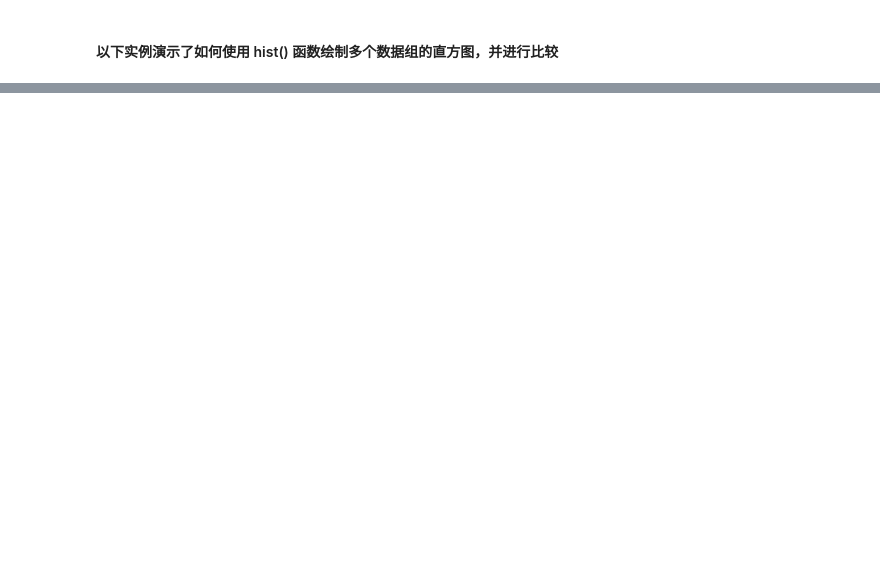
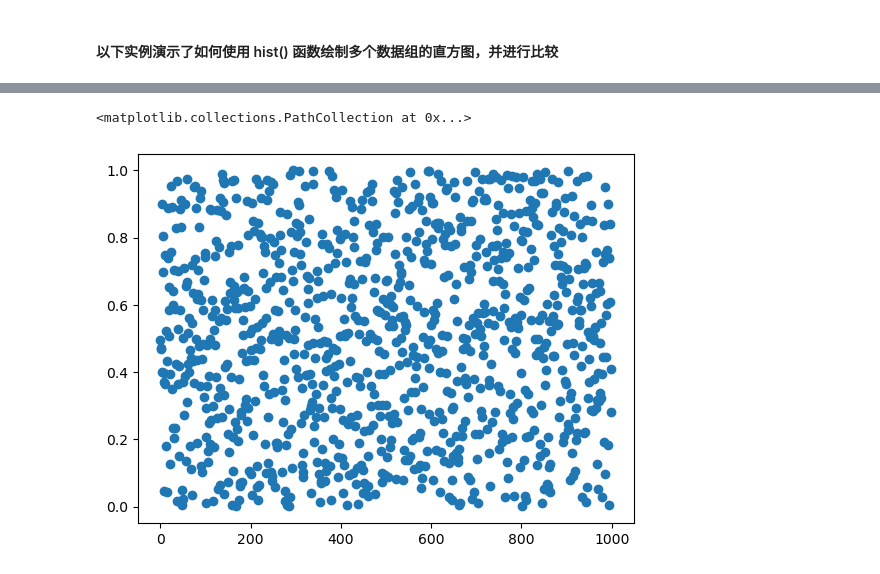
Before and after one commit to jinpeng900/AI-Learning, a Jupyter notebook: 1.数据分析/matplotlib/8.直方图.ipynb, the cells around one changed output, grey strips where cells are left out. Drawn from its saved outputs; the diff is of its cells as text; code cells hidden in the pictures; blank space fills up the shorter version.

```diff
--- a/1.数据分析/matplotlib/8.直方图.ipynb
+++ b/1.数据分析/matplotlib/8.直方图.ipynb
@@ -72,0 +73,8 @@ plt.show()
+# %%
+# rand()均匀分布
+# randn() 正态均匀分布
+X = np.random.rand(1000 , 1)
+plt.scatter(np.arange(len(X)) , X)
+# %% [output]
+<matplotlib.collections.PathCollection at 0x...>
+[figure, added]
```
Also changed, not shown: parts of 6 cells of this notebook, 14 other files.
